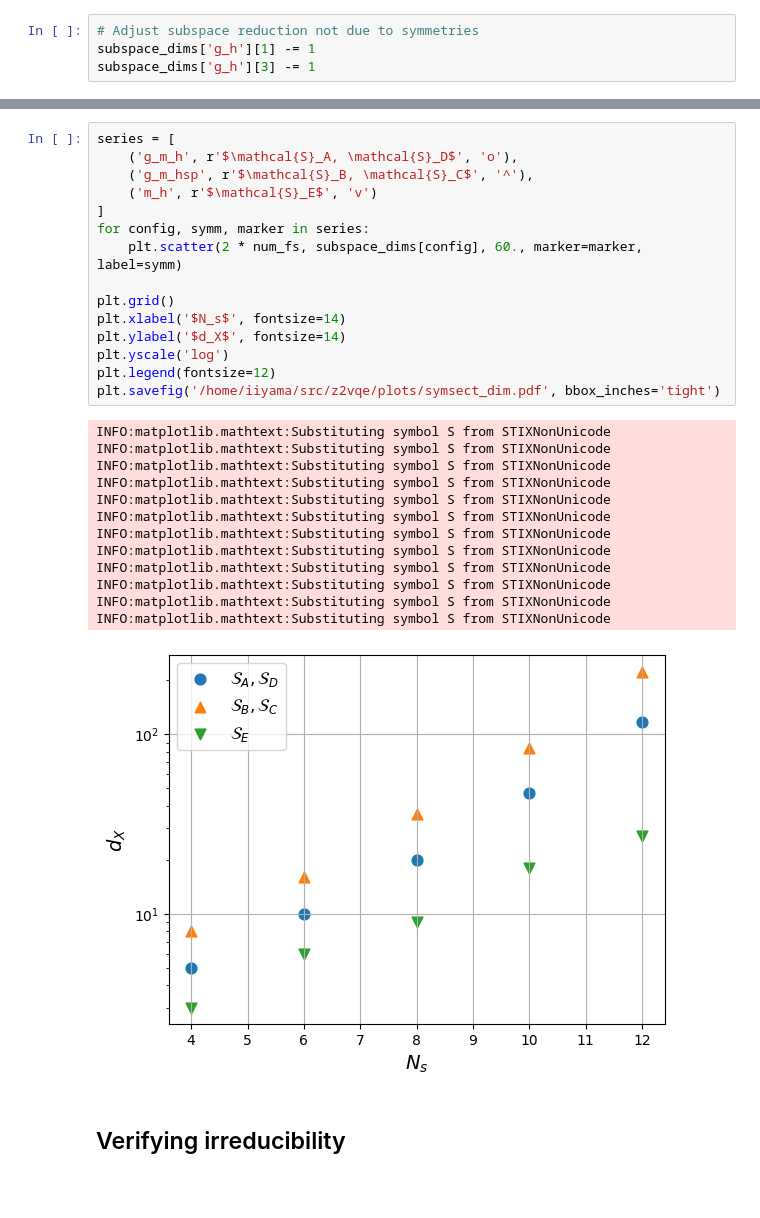
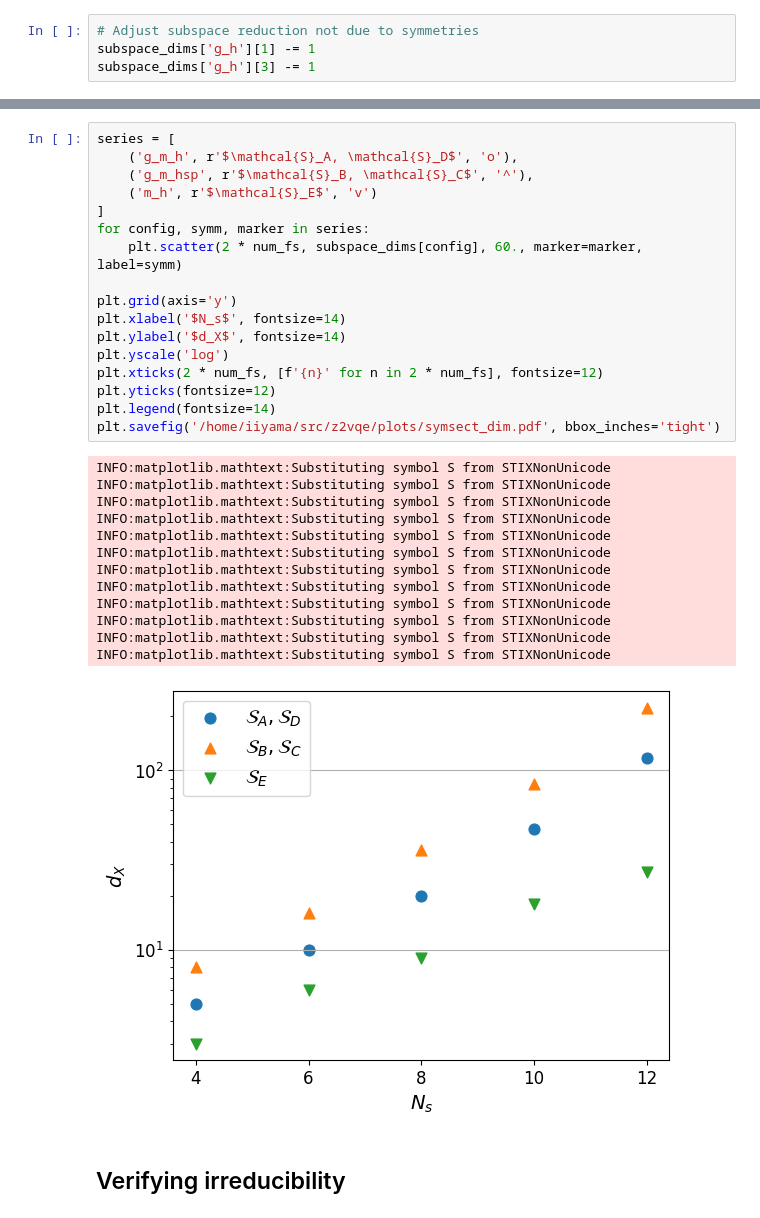
Before and after one commit to yiiyama/z2vqe, a Jupyter notebook: paper_plots.ipynb, the cells around one changed output, grey strips where cells are left out. Cells and saved outputs as stored; diff of their text form; blank space fills up the shorter version.

```diff
--- a/paper_plots.ipynb
+++ b/paper_plots.ipynb
@@ -70,32 +71,34 @@ subspace_dims['g_h'][3] -= 1
 # %%
 series = [
     ('g_m_h', r'$\mathcal{S}_A, \mathcal{S}_D$', 'o'),
     ('g_m_hsp', r'$\mathcal{S}_B, \mathcal{S}_C$', '^'),
     ('m_h', r'$\mathcal{S}_E$', 'v')
 ]
 for config, symm, marker in series:
     plt.scatter(2 * num_fs, subspace_dims[config], 60., marker=marker, label=symm)
 
-plt.grid()
+plt.grid(axis='y')
 plt.xlabel('$N_s$', fontsize=14)
 plt.ylabel('$d_X$', fontsize=14)
 plt.yscale('log')
-plt.legend(fontsize=12)
+plt.xticks(2 * num_fs, [f'{n}' for n in 2 * num_fs], fontsize=12)
+plt.yticks(fontsize=12)
+plt.legend(fontsize=14)
 plt.savefig('/home/iiyama/src/z2vqe/plots/symsect_dim.pdf', bbox_inches='tight')
 # %% [output]
 INFO:matplotlib.mathtext:Substituting symbol S from STIXNonUnicode
 INFO:matplotlib.mathtext:Substituting symbol S from STIXNonUnicode
 INFO:matplotlib.mathtext:Substituting symbol S from STIXNonUnicode
 INFO:matplotlib.mathtext:Substituting symbol S from STIXNonUnicode
 INFO:matplotlib.mathtext:Substituting symbol S from STIXNonUnicode
 INFO:matplotlib.mathtext:Substituting symbol S from STIXNonUnicode
 INFO:matplotlib.mathtext:Substituting symbol S from STIXNonUnicode
 INFO:matplotlib.mathtext:Substituting symbol S from STIXNonUnicode
 INFO:matplotlib.mathtext:Substituting symbol S from STIXNonUnicode
 INFO:matplotlib.mathtext:Substituting symbol S from STIXNonUnicode
 INFO:matplotlib.mathtext:Substituting symbol S from STIXNonUnicode
 INFO:matplotlib.mathtext:Substituting symbol S from STIXNonUnicode
-[figure, old version]
+[figure, new version]
 # %% [markdown]
 ## Verifying irreducibility
 # %%
```
Also changed, not shown: parts of 11 cells of this notebook.
